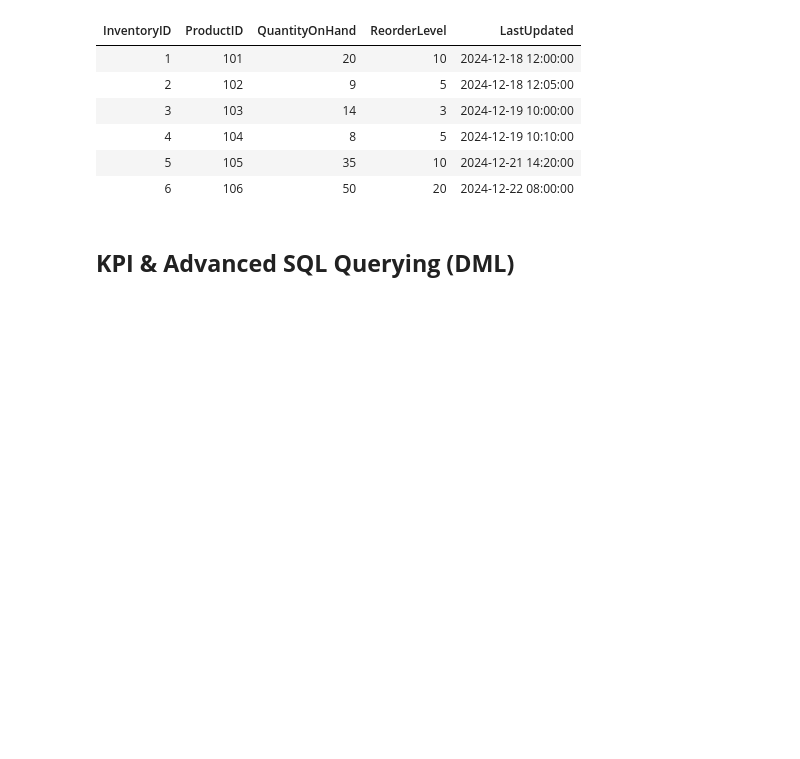
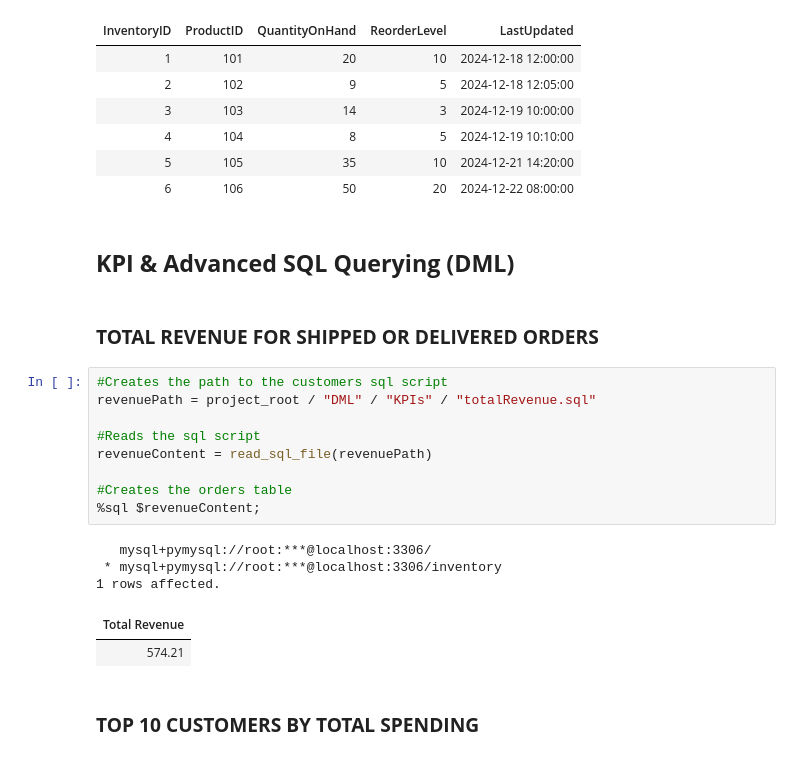
Before and after one commit to PercyAyimbilaNsolemna/Inventory_And_Order_Management_System, a Jupyter notebook: Notebooks/inventoryManagementSystem.ipynb, the cells around one changed output. Drawn from its saved outputs; the diff is of its cells as text; blank space fills up the shorter version.

Commit message:
Add sql script to check the rotal revenue for shipped and delivered orders.

```diff
--- a/Notebooks/inventoryManagementSystem.ipynb
+++ b/Notebooks/inventoryManagementSystem.ipynb
@@ -439,3 +439,22 @@ SELECT * FROM `inventories`
 | 6 | 106 | 50 | 20 | 2024-12-22 08:00:00 |
 # %% [markdown]
 ## **KPI & Advanced SQL Querying (DML)**
+# %% [markdown]
+### **TOTAL REVENUE FOR SHIPPED OR DELIVERED ORDERS**
+# %%
+#Creates the path to the customers sql script
+revenuePath = project_root / "DML" / "KPIs" / "totalRevenue.sql"
+
+#Reads the sql script
+revenueContent = read_sql_file(revenuePath)
+
+#Creates the orders table
+%sql $revenueContent;
+# %% [output]
+   mysql+pymysql://root:***@localhost:3306/
+ * mysql+pymysql://root:***@localhost:3306/inventory
+1 rows affected.
+| Total Revenue |
+| 574.21 |
+# %% [markdown]
+### **TOP 10 CUSTOMERS BY TOTAL SPENDING**
```
Also changed, not shown: 1 other file.
